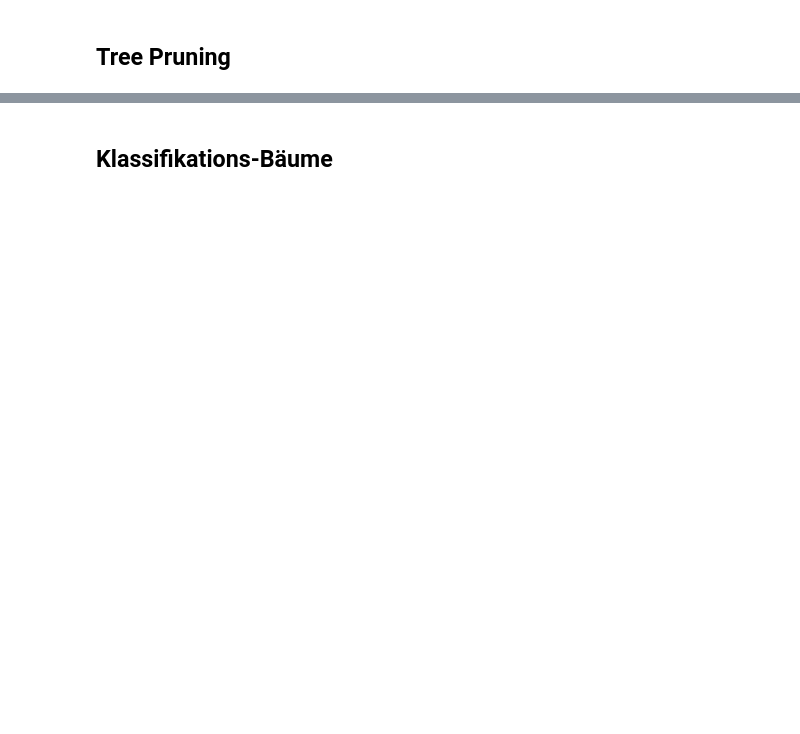
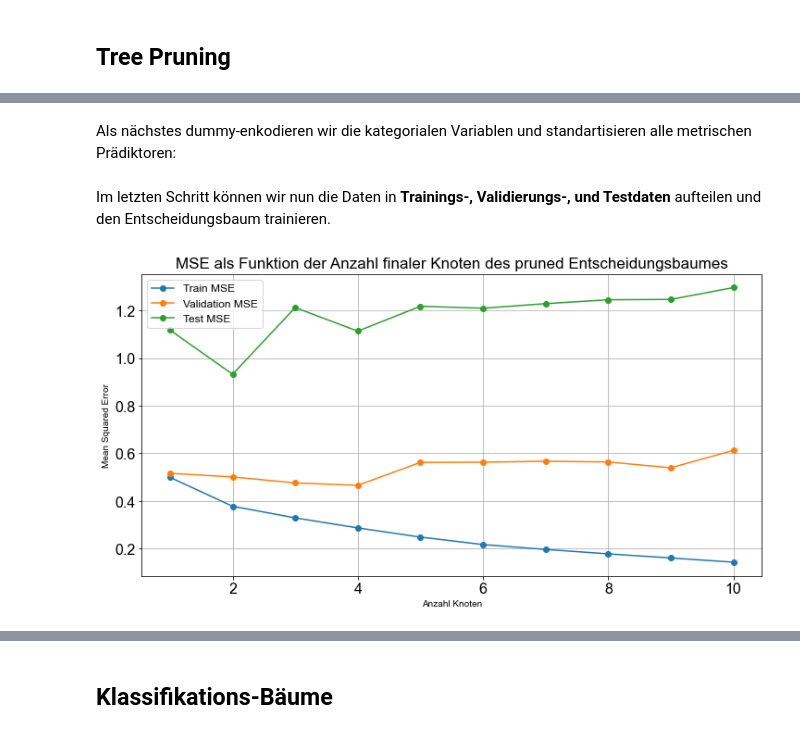
Before and after one commit to imarevic/srh-data-science, a Jupyter notebook: notebooks/Kapitel10/01_DecisionTrees.ipynb, the cells around one changed output, grey strips where cells are left out. Saved outputs shown, nothing was run; the diff lists cells and outputs as text; code cells hidden in the pictures; blank space fills up the shorter version.

```diff
--- a/notebooks/Kapitel10/01_DecisionTrees.ipynb
+++ b/notebooks/Kapitel10/01_DecisionTrees.ipynb
@@ -160,0 +417,4 @@ Der **Top-Down Greedy Entscheidungsbaum Algorithmus** lässt sich also wie folgt
+# %%
+data = pd.read_csv("../../data/hitters.csv")
+data = data.dropna()
+data.head(5)
@@ -160,0 +428,59 @@ Der **Top-Down Greedy Entscheidungsbaum Algorithmus** lässt sich also wie folgt
+# %% [markdown]
+Als nächstes dummy-enkodieren wir die kategorialen Variablen und standartisieren alle metrischen Prädiktoren:
+# %%
+# Enkodierung der Daten
+data = pd.get_dummies(data, drop_first=True)
+
+#  Features und Target definieren
+X_df = data.drop("Salary", axis=1)
+y_df = data["Salary"]
+X = X_df.values
+y = y_df.values
+
+# Standardtisierung der Daten
+scaler_X = StandardScaler()
+X_standardized = scaler_X.fit_transform(X)
+scaler_y = StandardScaler()
+y_standardized = scaler_y.fit_transform(y.reshape(-1, 1)).flatten()
+# %% [markdown]
+Im letzten Schritt können wir nun die Daten in **Trainings-, Validierungs-, und Testdaten** aufteilen und den Entscheidungsbaum trainieren.
+# %%
+# Splitten der Daten in train, validatio und test set
+X_train, X_temp, y_train, y_temp = train_test_split(
+    X_standardized, y_standardized, test_size=0.4, random_state=42
+)
+X_valid, X_test, y_valid, y_test = train_test_split(
+    X_temp, y_temp, test_size=0.5, random_state=42
+)
+
+# Leere Listen zur Speicherung der Ergebnisse
+train_mse = []
+valid_mse = []
+test_mse = []
+
+# Fitten der "pruned" Entscheidungsbäume
+for n_nodes in range(2, 12):
+    tree = DecisionTreeRegressor(max_leaf_nodes=n_nodes, random_state=42)
+    tree.fit(X_train, y_train)
+
+    y_train_pred = tree.predict(X_train)
+    y_valid_pred = tree.predict(X_valid)
+    y_test_pred = tree.predict(X_test)
+
+    train_mse.append(mean_squared_error(y_train, y_train_pred))
+    valid_mse.append(mean_squared_error(y_valid, y_valid_pred))
+    test_mse.append(mean_squared_error(y_test, y_test_pred))
+
+# Erzeuge Plot
+plt.figure(figsize=(12, 6))
+plt.plot(range(1, 11), train_mse, label="Train MSE", marker="o")
+plt.plot(range(1, 11), valid_mse, label="Validation MSE", marker="o")
+plt.plot(range(1, 11), test_mse, label="Test MSE", marker="o")
+plt.xlabel("Anzahl Knoten")
+plt.ylabel("Mean Squared Error")
+plt.title("MSE als Funktion der Anzahl finaler Knoten des pruned Entscheidungsbaumes")
+plt.legend()
+plt.grid(True)
+plt.show()
+# %% [output]
+[figure, added]
```
Also changed, not shown: parts of 54 cells of this notebook, 44 other files.
